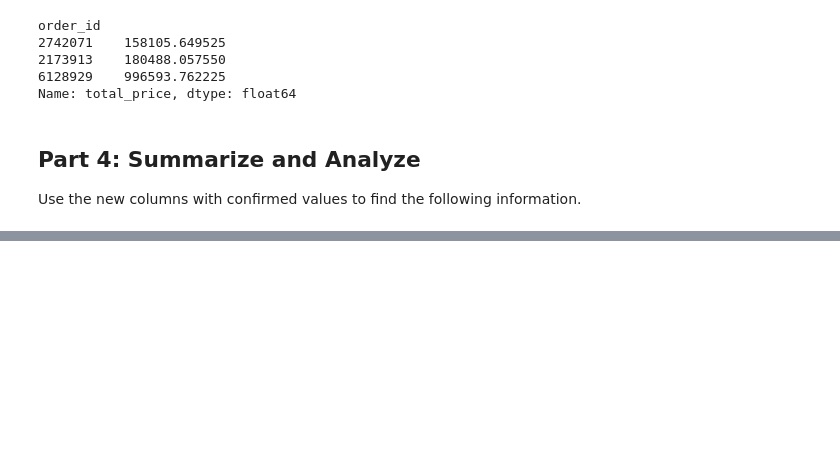
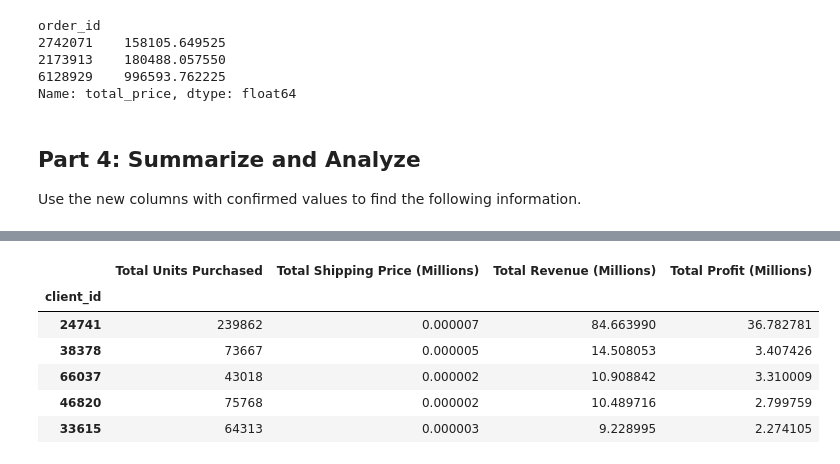
Before and after one commit to Stephensingletary/pandas-challenge-1, a Jupyter notebook: Starter_Code/Starter_Code/module_4_challenge.ipynb, the cells around one changed output, grey strips where cells are left out. Cells and saved outputs as stored; diff of their text form; code cells hidden in the pictures; blank space fills up the shorter version.

```diff
--- a/Starter_Code/Starter_Code/module_4_challenge.ipynb
+++ b/Starter_Code/Starter_Code/module_4_challenge.ipynb
@@ -207,2 +221,11 @@ Use the new columns with confirmed values to find the following information.
 # %%
 # Sort the updated data by "Total Profit" form highest to lowest
+summary_df.sort_values('Total Profit (Millions)', ascending=False)
+# %% [output]
+|  | Total Units Purchased | Total Shipping Price (Millions) | Total Revenue (Millions) | Total Profit (Millions) |
+| client_id |  |  |  |  |
+| 24741 | 239862 | 0.000007 | 84.663990 | 36.782781 |
+| 38378 | 73667 | 0.000005 | 14.508053 | 3.407426 |
+| 66037 | 43018 | 0.000002 | 10.908842 | 3.310009 |
+| 46820 | 75768 | 0.000002 | 10.489716 | 2.799759 |
+| 33615 | 64313 | 0.000003 | 9.228995 | 2.274105 |
```
Also changed, not shown: parts of 10 cells of this notebook.
